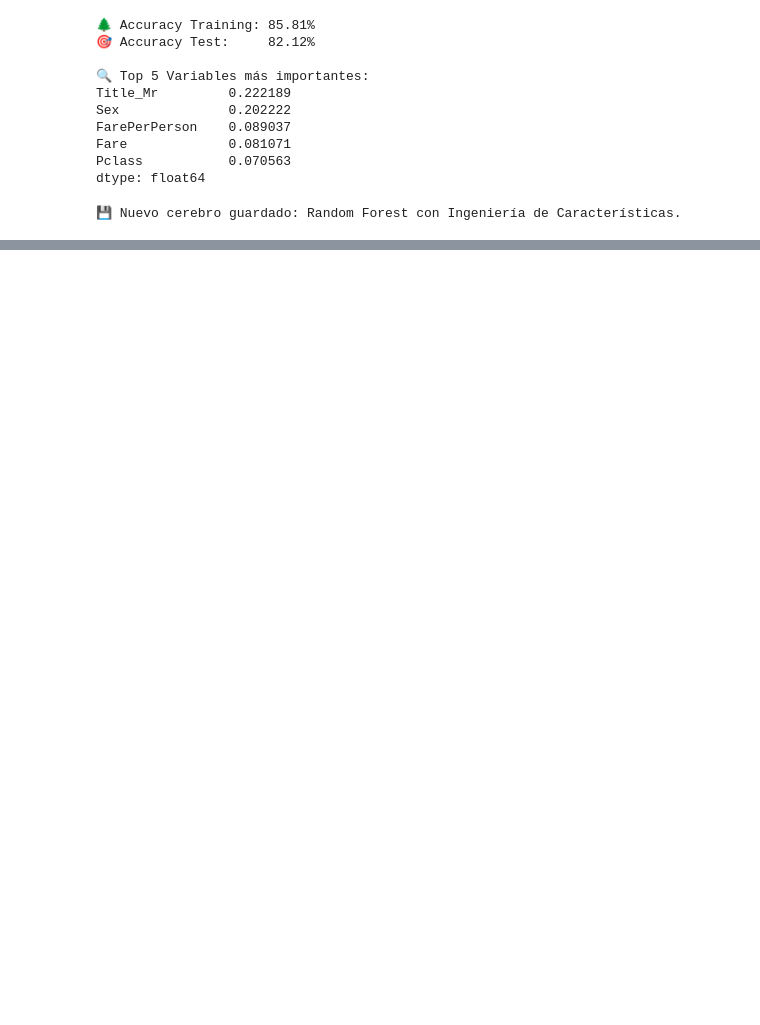
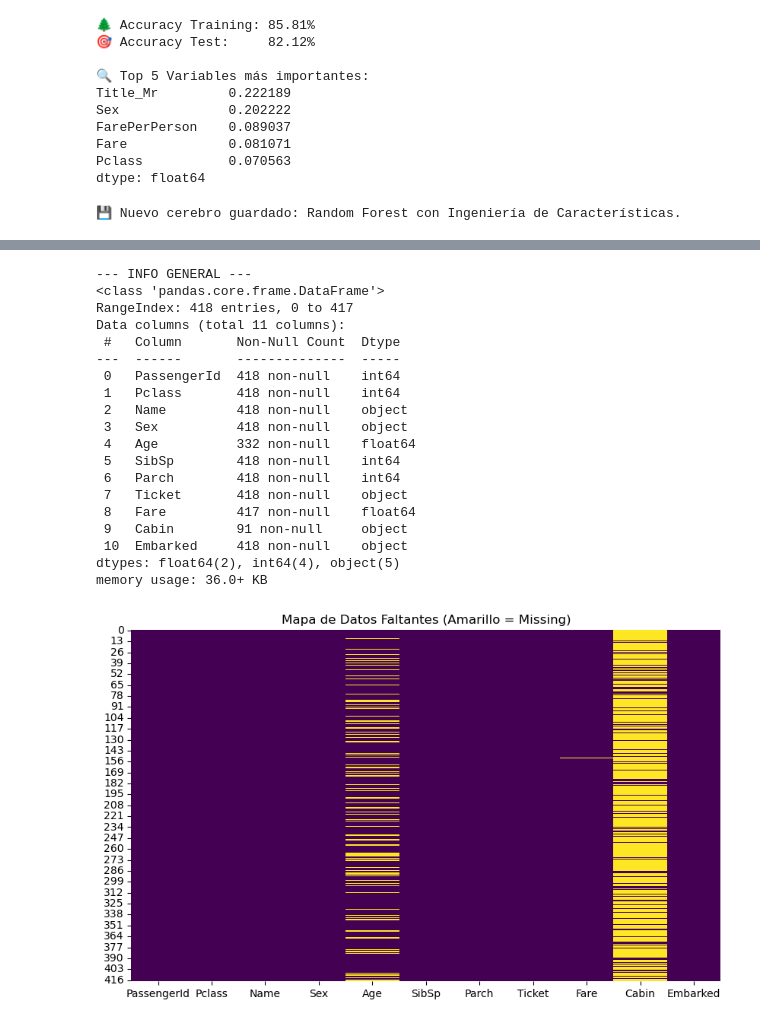
Before and after one commit to pabloferriz-cmd/titanic-bootcamp, a Jupyter notebook: 01_titanic_exploration.ipynb, the cells around one changed output, grey strips where cells are left out. Cells and saved outputs as stored; diff of their text form; code cells hidden in the pictures; blank space fills up the shorter version.

```diff
--- a/01_titanic_exploration.ipynb
+++ b/01_titanic_exploration.ipynb
@@ -413,0 +416,17 @@ print("💾 Nuevo cerebro guardado: Random Forest con Ingeniería de Caracterís
+# %%
+# 1. Definir rutas (Best Practice: No hardcodear strings sueltos)
+RAW_DATA_PATH_TEST = "data/raw/test.csv"
+
+# 2. Verificar que el archivo existe antes de intentar leerlo
+if not os.path.exists(RAW_DATA_PATH_TEST):
+    print(f"❌ ERROR: No encuentro el archivo en {RAW_DATA_PATH_TEST}")
+    print("¿Has movido el CSV a la carpeta correcta?")
+else:
+    # 3. Cargar
+    df2 = pd.read_csv(RAW_DATA_PATH_TEST)
+    df2_test = pd.read_csv(RAW_DATA_PATH_TEST)
+    print("✅ Datos cargados correctamente.")
+    print(f"Dimensiones: {df2.shape}")
+
+    # 4. Vistazo rápido
+    display(df2.head())
@@ -413,0 +442,30 @@ print("💾 Nuevo cerebro guardado: Random Forest con Ingeniería de Caracterís
+# %%
+# 1. Información técnica (Tipos de datos y nulos brutos)
+print("--- INFO GENERAL ---")
+df2.info()
+
+plt.figure(figsize=(10, 6))
+sns.heatmap(df2.isnull(), cbar=False, cmap='viridis')
+plt.title("Mapa de Datos Faltantes (Amarillo = Missing)")
+plt.show()
+# %% [output]
+--- INFO GENERAL ---
+<class 'pandas.core.frame.DataFrame'>
+RangeIndex: 418 entries, 0 to 417
+Data columns (total 11 columns):
+ #   Column       Non-Null Count  Dtype
+---  ------       --------------  -----
+ 0   PassengerId  418 non-null    int64
+ 1   Pclass       418 non-null    int64
+ 2   Name         418 non-null    object
+ 3   Sex          418 non-null    object
+ 4   Age          332 non-null    float64
+ 5   SibSp        418 non-null    int64
+ 6   Parch        418 non-null    int64
+ 7   Ticket       418 non-null    object
+ 8   Fare         417 non-null    float64
+ 9   Cabin        91 non-null     object
+ 10  Embarked     418 non-null    object
+dtypes: float64(2), int64(4), object(5)
+memory usage: 36.0+ KB
+[figure, added]
```
Also changed, not shown: parts of 13 cells of this notebook, 1 other file.
